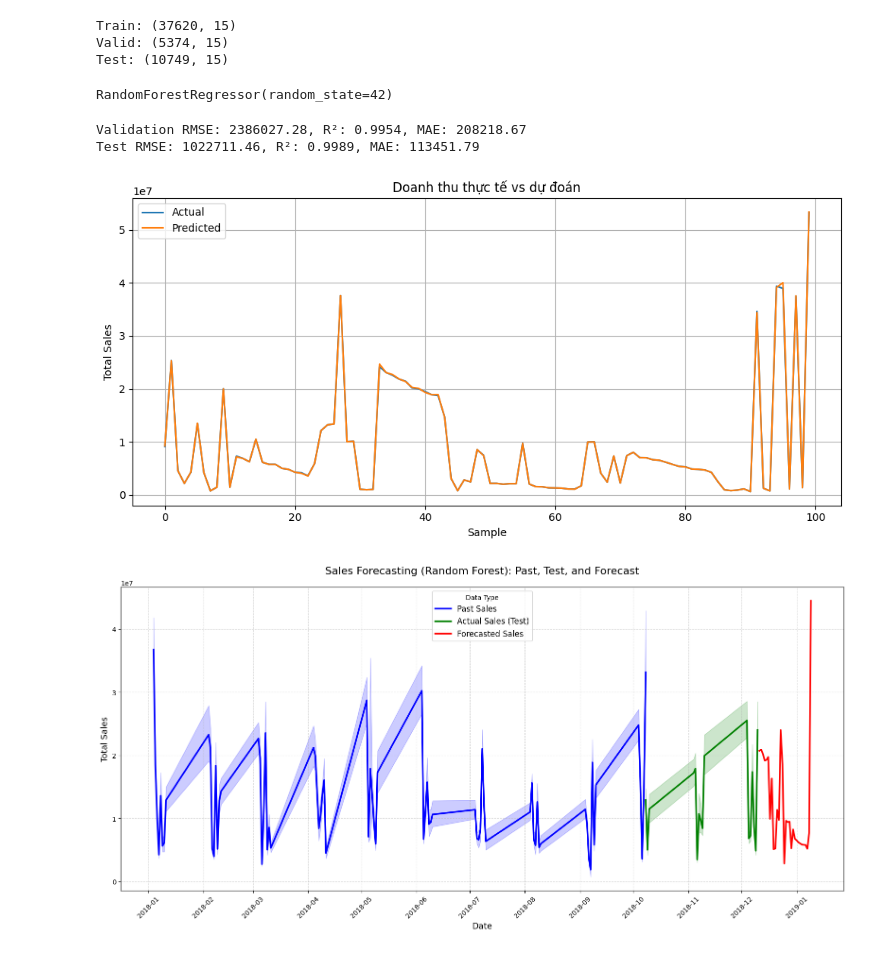
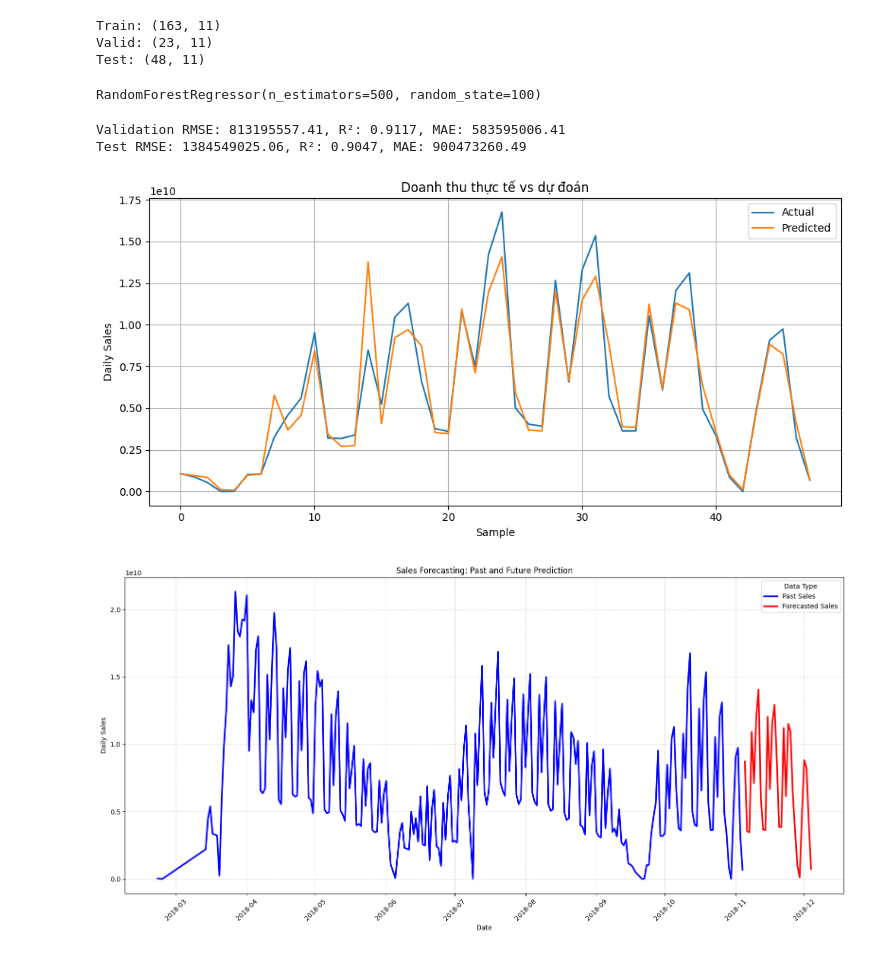
Before and after one commit to KieuOanhUIT/IS403.P23.OnlineSalesData, a Jupyter notebook: Model/Random_Forest.ipynb, the cells around one changed output. Cells and saved outputs as stored; diff of their text form; code cells hidden in the pictures.

Commit message:
Update models LinearRegression and Random Forest

```diff
--- a/Model/Random_Forest.ipynb
+++ b/Model/Random_Forest.ipynb
@@ -11,22 +11,22 @@ from sklearn.preprocessing import StandardScaler
 from sklearn.metrics import mean_squared_error, r2_score, mean_absolute_error
 # %%
 # 1. Đọc dữ liệu
-train_df = pd.read_csv("/content/train.csv", parse_dates=["date"])
-valid_df = pd.read_csv("/content/validation.csv", parse_dates=["date"])
-test_df = pd.read_csv("/content/test.csv", parse_dates=["date"])
+train_df = pd.read_csv("/content/train1.csv", parse_dates=["date"])
+valid_df = pd.read_csv("/content/validation1.csv", parse_dates=["date"])
+test_df = pd.read_csv("/content/test1.csv", parse_dates=["date"])
 
 print("Train:", train_df.shape)
 print("Valid:", valid_df.shape)
 print("Test:", test_df.shape)
 # %% [output]
-Train: (37620, 15)
-Valid: (5374, 15)
-Test: (10749, 15)
+Train: (163, 11)
+Valid: (23, 11)
+Test: (48, 11)
 # %%
 # 2. Chuẩn bị dữ liệu
-features = ['tickets_sold', 'tickets_out', 'show_time', 'occu_perc',
-            'ticket_price', 'ticket_use', 'capacity', 'month', 'quarter', 'day', 'year']
-target = 'total_sales'
+features = ['daily_tickets', 'daily_used_tickets', 'avg_occupancy',
+            'unique_films', 'unique_cinemas', 'month', 'quarter', 'day', 'year']
+target = 'daily_sales'
 
 X_train = train_df[features].values
 y_train = train_df[target].values
@@ -37,6 +37,7 @@ y_valid = valid_df[target].values
 X_test = test_df[features].values
 y_test = test_df[target].values
 
+# Chuẩn hóa dữ liệu
 scaler_X = StandardScaler()
 scaler_y = StandardScaler()
 
@@ -50,10 +51,10 @@ X_test = scaler_X.transform(X_test)
 y_test_scaled = scaler_y.transform(y_test.reshape(-1, 1)).flatten()
 # %%
 #3 Mô hình Random Forest
-rf_model = RandomForestRegressor(n_estimators=100, random_state=42)
-rf_model.fit(X_train, y_train_scaled)
+rf_model = RandomForestRegressor(n_estimators=500, random_state=100)
+rf_model.fit(X_train,  y_train_scaled)
 # %% [output]
-RandomForestRegressor(random_state=42)
+RandomForestRegressor(n_estimators=500, random_state=100)
 # %%
 #4 Dự đoán trên tập validation và test
 val_preds_scaled = rf_model.predict(X_valid)
@@ -76,8 +77,8 @@ test_mae = mean_absolute_error(y_test_orig, test_preds)
 print(f'Validation RMSE: {val_rmse:.2f}, R²: {val_r2:.4f}, MAE: {val_mae:.2f}')
 print(f'Test RMSE: {test_rmse:.2f}, R²: {test_r2:.4f}, MAE: {test_mae:.2f}')
 # %% [output]
-Validation RMSE: 2386027.28, R²: 0.9954, MAE: 208218.67
-Test RMSE: 1022711.46, R²: 0.9989, MAE: 113451.79
+Validation RMSE: 813195557.41, R²: 0.9117, MAE: 583595006.41
+Test RMSE: 1384549025.06, R²: 0.9047, MAE: 900473260.49
 # %%
 #6 Vẽ biểu đồ Actual vs Predicted
 plt.figure(figsize=(10, 5))
@@ -86,66 +87,67 @@ plt.plot(test_preds[:100], label='Predicted')
 plt.legend()
 plt.title('Doanh thu thực tế vs dự đoán')
 plt.xlabel('Sample')
-plt.ylabel('Total Sales')
+plt.ylabel('Daily Sales')
 plt.grid(True)
 plt.tight_layout()
 plt.show()
 # %% [output]
-[figure, old version]
+[figure, new version]
 # %%
 # 7. Dự đoán 30 ngày tiếp theo
-last_date = test_df['date'].iloc[-1]
+
+df = pd.read_csv('/content/cinema_daily_sales.csv', parse_dates=['date'])
+last_date = df['date'].iloc[-1]
 future_dates = pd.date_range(start=last_date + timedelta(days=1), periods=30)
 
-future_X_raw = test_df[features].iloc[-30:].copy()
-future_X_scaled = scaler_X.transform(future_X_raw)
+# Chuẩn bị dữ liệu dự đoán
+last_30_days = df.iloc[-30:].copy()
+future_X_raw = last_30_days[features].copy()
+future_X_raw['day'] = future_dates.day
+future_X_raw['month'] = future_dates.month
+future_X_raw['quarter'] = ((future_dates.month - 1) // 3) + 1
+future_X_raw['year'] = future_dates.year
 
+# Scale đặc trưng và dự đoán
+future_X_scaled = scaler_X.transform(future_X_raw.values)
 future_preds_scaled = rf_model.predict(future_X_scaled)
 future_sales = scaler_y.inverse_transform(future_preds_scaled.reshape(-1, 1)).flatten()
 
+# Tạo DataFrame kết quả
 future_df = pd.DataFrame({
     'date': future_dates,
-    'total_sales': future_sales,
+    'daily_sales': future_sales,
     'type': 'Forecasted Sales'
 })
 
-# 8. Visualization tổng thể
-train_df['type'] = 'Past Sales'
-valid_df['type'] = 'Past Sales'
-test_df['type'] = 'Actual Sales (Test)'
+# Gộp với dữ liệu cũ
+df['type'] = 'Past Sales'
+combined_df = pd.concat([df[['date', 'daily_sales', 'type']], future_df], ignore_index=True)
 
-combined_df = pd.concat([
-    train_df[['date', 'total_sales', 'type']],
-    valid_df[['date', 'total_sales', 'type']],
-    test_df[['date', 'total_sales', 'type']],
-    future_df
-], ignore_index=True)
-
+# Vẽ biểu đồ
 plt.figure(figsize=(16, 8))
 sns.lineplot(
     data=combined_df,
     x='date',
-    y='total_sales',
+    y='daily_sales',
     hue='type',
     style='type',
     dashes=False,
     palette={
         'Past Sales': 'blue',
-        'Actual Sales (Test)': 'green',
         'Forecasted Sales': 'red'
     },
     linewidth=2.5
 )
-
 plt.gca().xaxis.set_major_locator(mdates.MonthLocator(interval=1))
 plt.gca().xaxis.set_major_formatter(mdates.DateFormatter('%Y-%m'))
 plt.xticks(rotation=45)
-plt.xlabel('Date', fontsize=13)
-plt.ylabel('Total Sales', fontsize=13)
-plt.title('Sales Forecasting (Random Forest): Past, Test, and Forecast', fontsize=16, pad=20)
+plt.xlabel('Date')
+plt.ylabel('Daily Sales')
+plt.title('Sales Forecasting: Past and Future Prediction')
 plt.grid(True, linestyle='--', alpha=0.5)
-plt.legend(title='Data Type', fontsize=12)
+plt.legend(title='Data Type')
 plt.tight_layout()
 plt.show()
 # %% [output]
-[figure, old version]
+[figure, new version]
```
Also changed, not shown: 1 other file.
